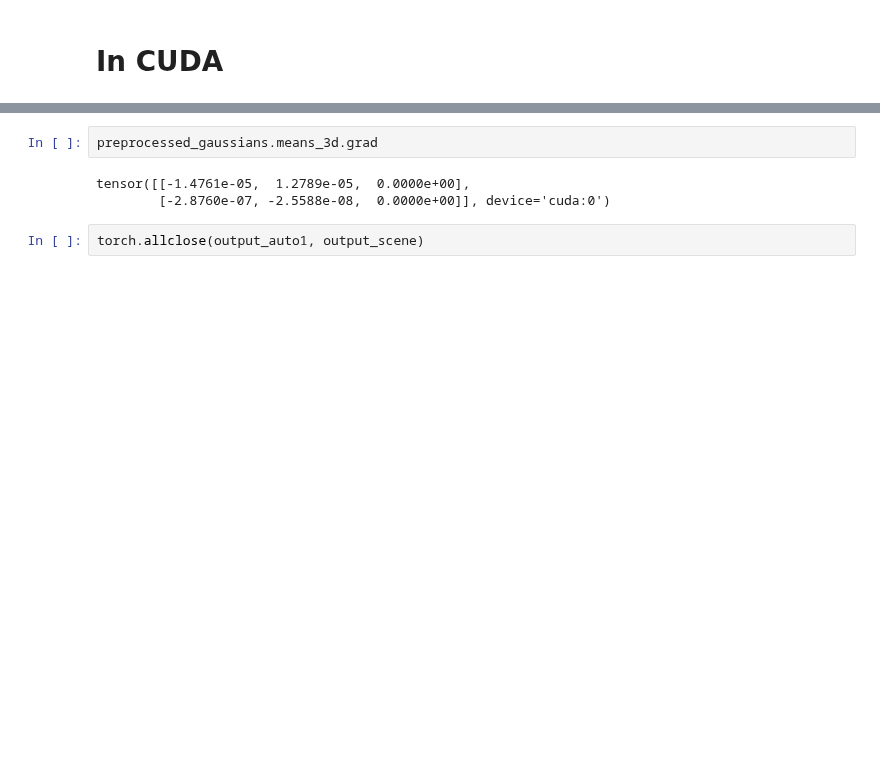
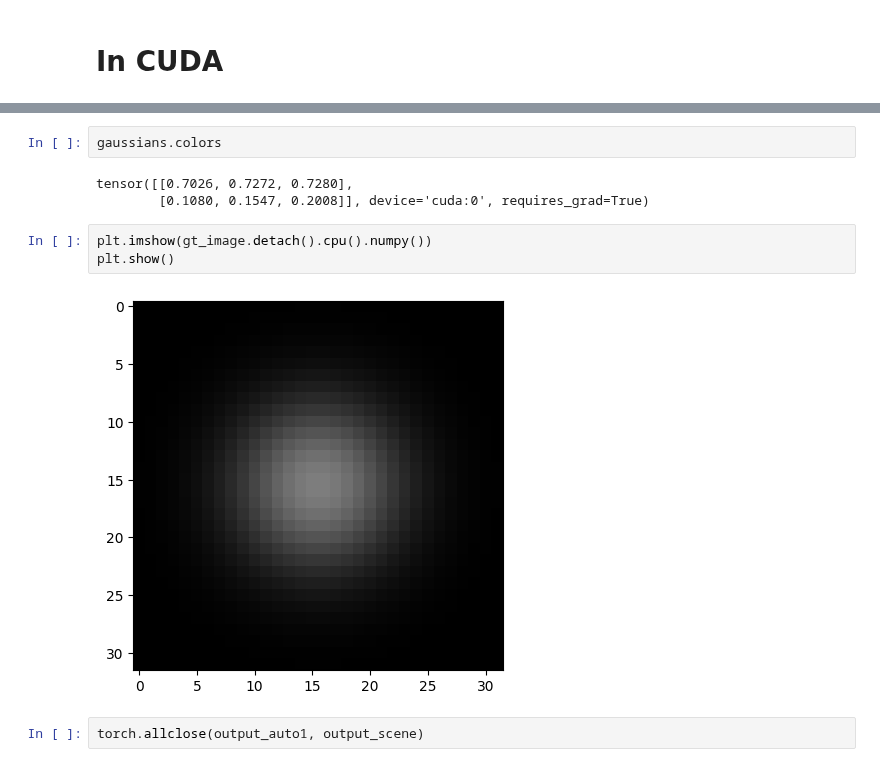
Before and after one commit to dcaustin33/intro_to_gaussian_splatting, a Jupyter notebook: splat/custom_backwards_implementation/test_intermediate.ipynb, the cells around one changed output, grey strips where cells are left out. Saved outputs shown, nothing was run; the diff lists cells and outputs as text; blank space fills up the shorter version.

Commit message:
Cuda code done for now

```diff
--- a/splat/custom_backwards_implementation/test_intermediate.ipynb
+++ b/splat/custom_backwards_implementation/test_intermediate.ipynb
@@ -240,8 +427,13 @@ I: 9. Loss value 0.008656474761664867
-# %%
-preprocessed_gaussians.means_3d.grad
-# %% [output]
-tensor([[-1.4761e-05,  1.2789e-05,  0.0000e+00],
-        [-2.8760e-07, -2.5588e-08,  0.0000e+00]], device='cuda:0')
+# %%
+gaussians.colors
+# %% [output]
+tensor([[0.7026, 0.7272, 0.7280],
+        [0.1080, 0.1547, 0.2008]], device='cuda:0', requires_grad=True)
+# %%
+plt.imshow(gt_image.detach().cpu().numpy())
+plt.show()
+# %% [output]
+[figure, added]
 # %%
 torch.allclose(output_auto1, output_scene)
 # %% [output]
```
Also changed, not shown: parts of 4 cells of this notebook, 1 other file.
